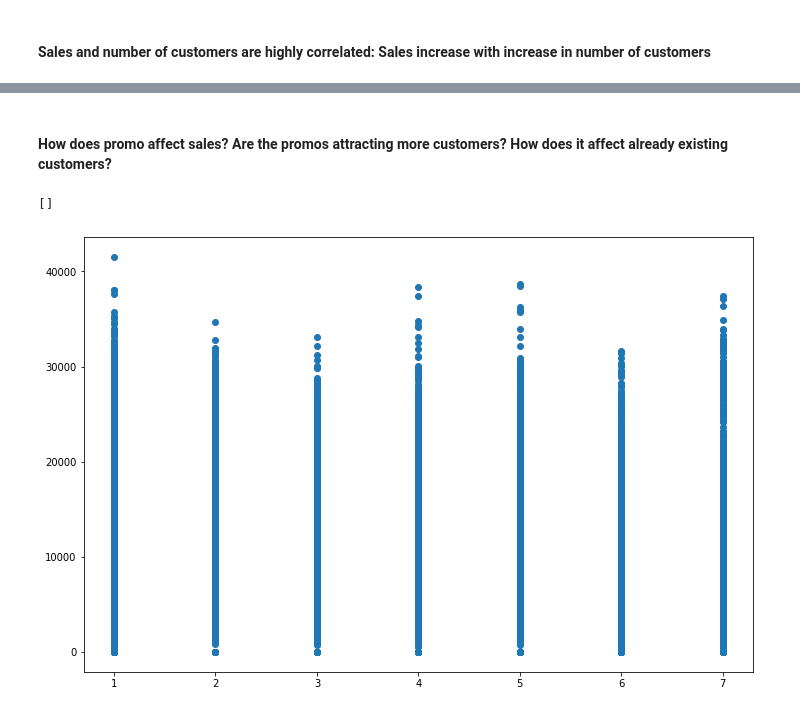
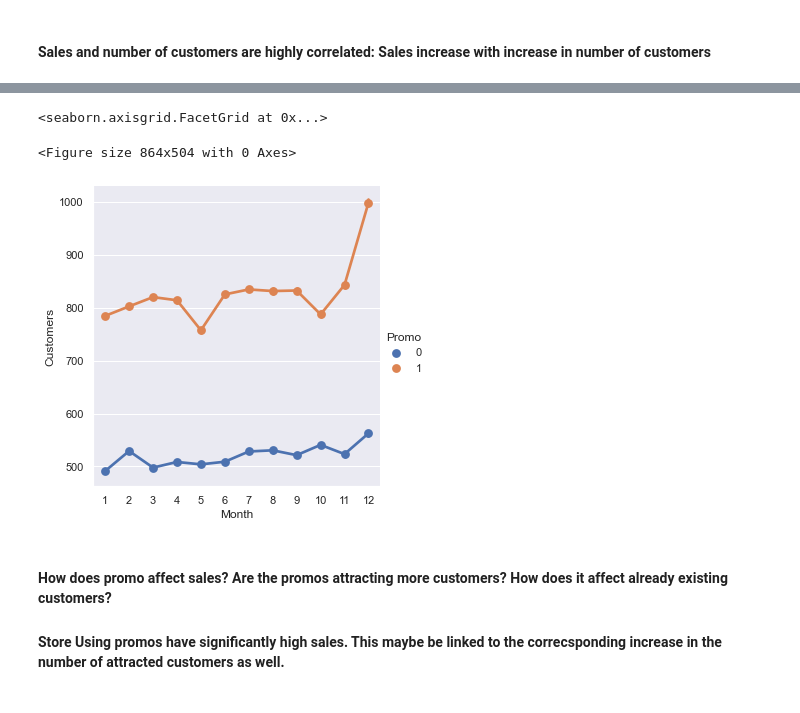
Before and after one commit to ProgrammingOperative/Pharmaceutical-Sales-Prediction, a Jupyter notebook: notebooks/Data Exploration.ipynb, the cells around one changed output, grey strips where cells are left out. Saved outputs shown, nothing was run; the diff lists cells and outputs as text; code cells hidden in the pictures.

```diff
--- a/notebooks/Data Exploration.ipynb
+++ b/notebooks/Data Exploration.ipynb
@@ -406,9 +424,12 @@ plots.heatmap(train_store[['Sales', 'Customers']], title='Correlation Between Sa
+# %%
+plt.figure(figsize=(12,7))
+sns.factorplot(data = train_store, x ="Month", y = "Customers",
+               hue = 'Promo',
+              sharex=False)
+# %% [output]
+<seaborn.axisgrid.FacetGrid at 0x...>
+<Figure size 864x504 with 0 Axes>
+[figure, added]
 # %% [markdown]
 #### How does promo affect sales? Are the promos attracting more customers? How does it affect already existing customers?
+#### Store Using promos have significantly high sales. This maybe be linked to the correcsponding increase in the number of attracted customers as well.
-# %%
-plt.figure(figsize=(12, 8))
-plt.scatter(train_store["DayOfWeek"],train_store["Sales"])
-plt.plot()
-# %% [output]
-[]
-[figure, removed]
```
Also changed, not shown: parts of 32 cells of this notebook.
